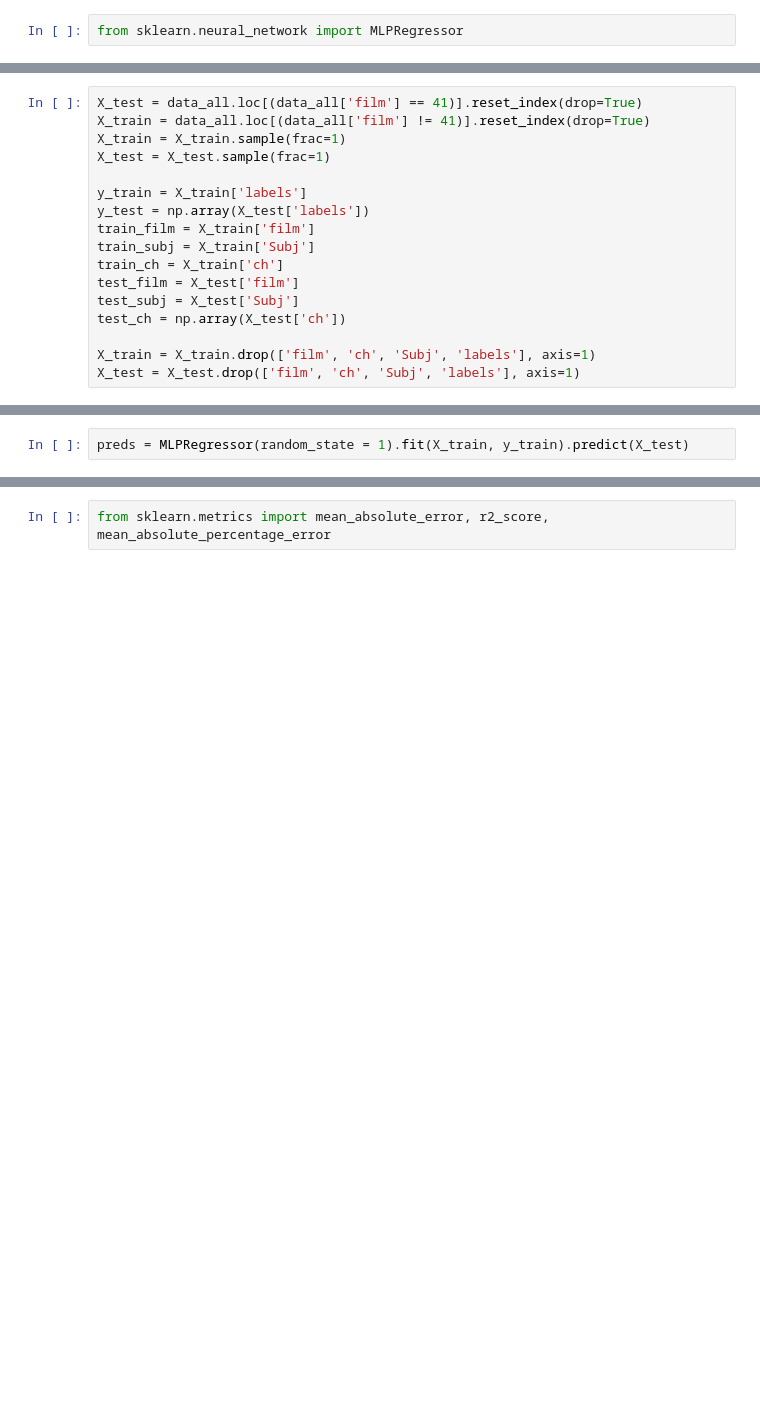
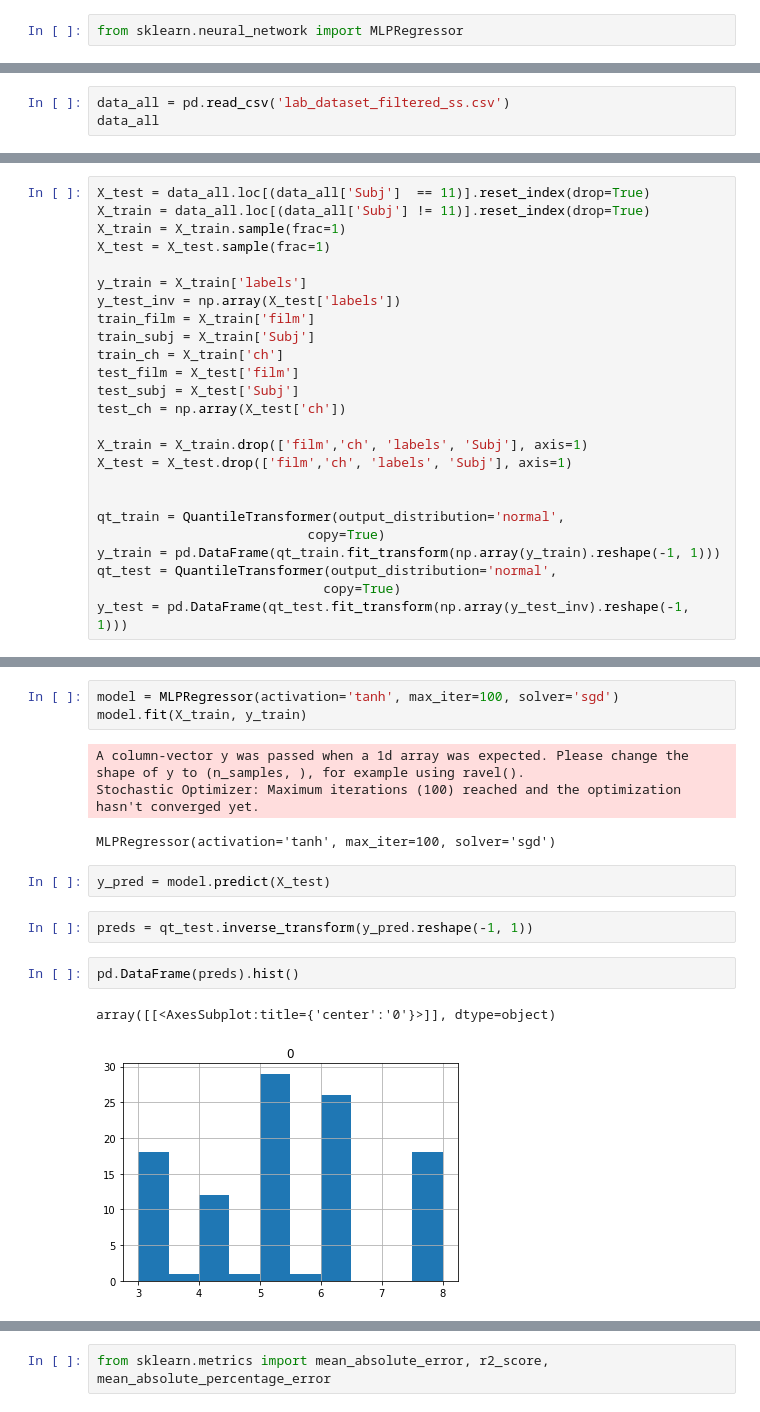
Before and after one commit to Nakinamo/EEG-notebooks, a Jupyter notebook: Models/MLPRegressor.ipynb, the cells around one changed output, grey strips where cells are left out. Cells and saved outputs as stored; diff of their text form; blank space fills up the shorter version.

```diff
--- a/Models/MLPRegressor.ipynb
+++ b/Models/MLPRegressor.ipynb
@@ -28,0 +15,3 @@ from sklearn.neural_network import MLPRegressor
+# %%
+data_all = pd.read_csv('lab_dataset_filtered_ss.csv')
+data_all
@@ -31,11 +70,11 @@ mlp = MLPRegressor()
 # %%
-X_test = data_all.loc[(data_all['film'] == 41)].reset_index(drop=True)
-X_train = data_all.loc[(data_all['film'] != 41)].reset_index(drop=True)
+X_test = data_all.loc[(data_all['Subj']  == 11)].reset_index(drop=True)
+X_train = data_all.loc[(data_all['Subj'] != 11)].reset_index(drop=True)
 X_train = X_train.sample(frac=1)
 X_test = X_test.sample(frac=1)
 
 y_train = X_train['labels']
-y_test = np.array(X_test['labels'])
+y_test_inv = np.array(X_test['labels'])
 train_film = X_train['film']
 train_subj = X_train['Subj']
 train_ch = X_train['ch']
@@ -43,5 +82,13 @@ test_film = X_test['film']
 test_subj = X_test['Subj']
 test_ch = np.array(X_test['ch'])
 
-X_train = X_train.drop(['film', 'ch', 'Subj', 'labels'], axis=1)
-X_test = X_test.drop(['film', 'ch', 'Subj', 'labels'], axis=1)
+X_train = X_train.drop(['film','ch', 'labels', 'Subj'], axis=1)
+X_test = X_test.drop(['film','ch', 'labels', 'Subj'], axis=1)
+
+
+qt_train = QuantileTransformer(output_distribution='normal',
+                           copy=True)
+y_train = pd.DataFrame(qt_train.fit_transform(np.array(y_train).reshape(-1, 1)))
+qt_test = QuantileTransformer(output_distribution='normal',
+                             copy=True)
+y_test = pd.DataFrame(qt_test.fit_transform(np.array(y_test_inv).reshape(-1, 1)))
@@ -48,2 +97,16 @@ X_test = X_test.drop(['film', 'ch', 'Subj', 'labels'], axis=1)
-# %%
-preds = MLPRegressor(random_state = 1).fit(X_train, y_train).predict(X_test)
+# %%
+model = MLPRegressor(activation='tanh', max_iter=100, solver='sgd')
+model.fit(X_train, y_train)
+# %% [output]
+A column-vector y was passed when a 1d array was expected. Please change the shape of y to (n_samples, ), for example using ravel().
+Stochastic Optimizer: Maximum iterations (100) reached and the optimization hasn't converged yet.
+MLPRegressor(activation='tanh', max_iter=100, solver='sgd')
+# %%
+y_pred = model.predict(X_test)
+# %%
+preds = qt_test.inverse_transform(y_pred.reshape(-1, 1))
+# %%
+pd.DataFrame(preds).hist()
+# %% [output]
+array([[<AxesSubplot:title={'center':'0'}>]], dtype=object)
+[figure, added]
```
Also changed, not shown: parts of 108 cells of this notebook.
